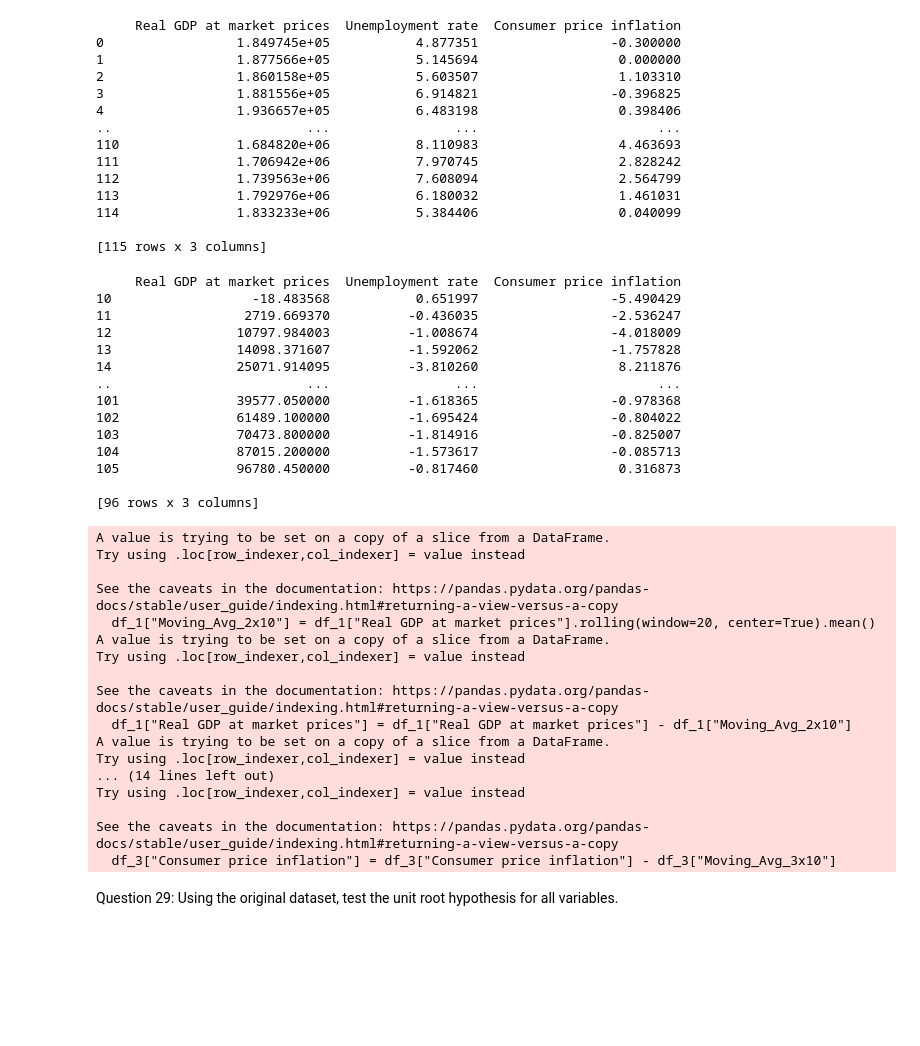
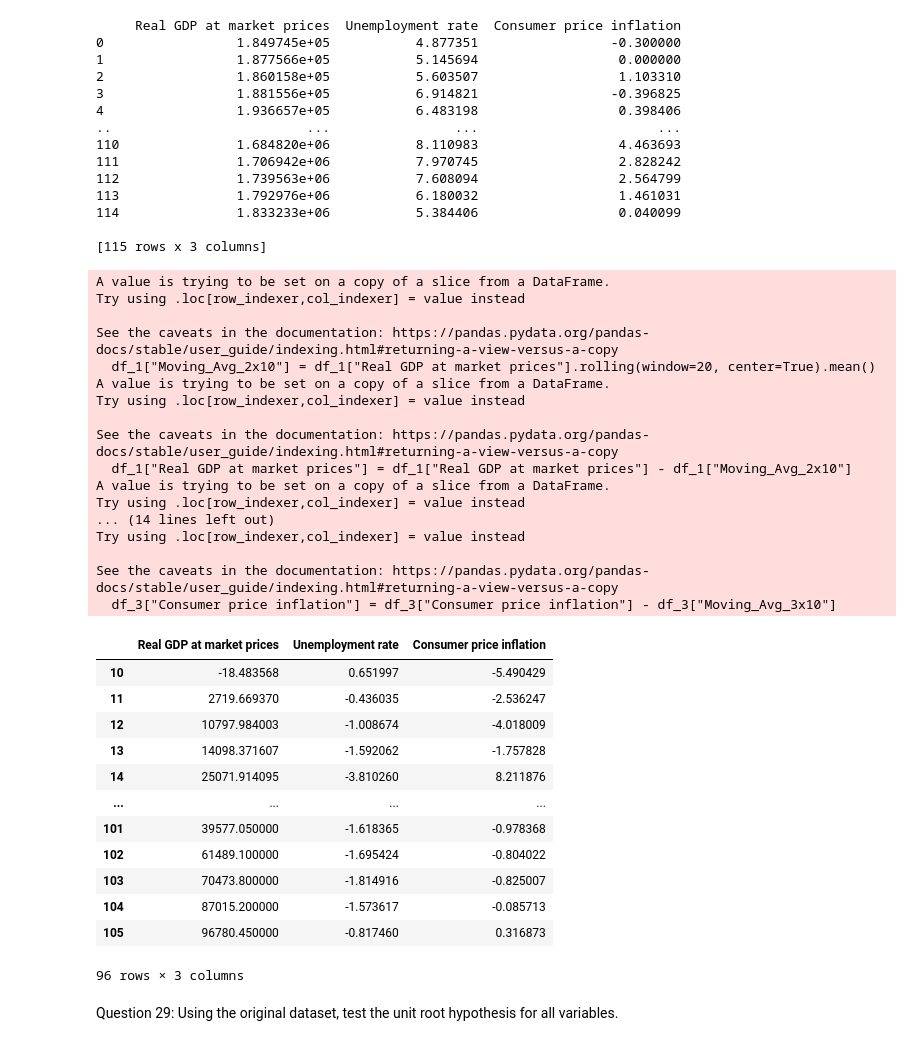
Before and after one commit to guik1010/Econometrics-Project, a Jupyter notebook: Part3.ipynb, the cells around one changed output. Saved outputs shown, nothing was run; the diff lists cells and outputs as text; code cells hidden in the pictures; blank space fills up the shorter version.

```diff
--- a/Part3.ipynb
+++ b/Part3.ipynb
@@ -65,64 +65,63 @@ df_1["Real GDP at market prices"] = df_1["Real GDP at market prices"] - df_1["Mo
 df_1 = df_1.drop(columns = ["Moving_Avg_2x10"])
 
 df_1 = df_1[["Real GDP at market prices"]]
 
 
 df_2 = df[["Unemployment rate"]]
 
 df_2["Moving_Avg_2x10"] = df_2["Unemployment rate"].rolling(window=20, center=True).mean()
 
 df_2["Unemployment rate"] = df_2["Unemployment rate"] - df_2["Moving_Avg_2x10"]
 df_2 = df_2.drop(columns = ["Moving_Avg_2x10"])
 
 df_2 = df_2[["Unemployment rate"]]
 
 
 df_3 = df[["Consumer price inflation"]]
 
 df_3["Moving_Avg_3x10"] = df_3["Consumer price inflation"].rolling(window=20, center=True).mean()
 
 df_3["Consumer price inflation"] = df_3["Consumer price inflation"] - df_3["Moving_Avg_3x10"]
 df_3 = df_3.drop(columns = ["Moving_Avg_3x10"])
 
 df_3 = df_3[["Consumer price inflation"]]
 
 df_stationary = pd.concat([df_1, df_2, df_3], axis=1)
 
 df_stationary = df_stationary.dropna()  # Drop rows with NaN
 
-print(df_stationary)
+df_stationary
 # %% [output]
-     Real GDP at market prices  Unemployment rate  Consumer price inflation
-10                  -18.483568           0.651997                 -5.490429
-11                 2719.669370          -0.436035                 -2.536247
-12                10797.984003          -1.008674                 -4.018009
-13                14098.371607          -1.592062                 -1.757828
-14                25071.914095          -3.810260                  8.211876
-..                         ...                ...                       ...
-101               39577.050000          -1.618365                 -0.978368
-102               61489.100000          -1.695424                 -0.804022
-103               70473.800000          -1.814916                 -0.825007
-104               87015.200000          -1.573617                 -0.085713
-105               96780.450000          -0.817460                  0.316873
+A value is trying to be set on a copy of a slice from a DataFrame.
+Try using .loc[row_indexer,col_indexer] = value instead
 
-[96 rows x 3 columns]
+See the caveats in the documentation: https://pandas.pydata.org/pandas-docs/stable/user_guide/indexing.html#returning-a-view-versus-a-copy
+  df_1["Moving_Avg_2x10"] = df_1["Real GDP at market prices"].rolling(window=20, center=True).mean()
+A value is trying to be set on a copy of a slice from a DataFrame.
+Try using .loc[row_indexer,col_indexer] = value instead
+
+See the caveats in the documentation: https://pandas.pydata.org/pandas-docs/stable/user_guide/indexing.html#returning-a-view-versus-a-copy
+  df_1["Real GDP at market prices"] = df_1["Real GDP at market prices"] - df_1["Moving_Avg_2x10"]
+A value is trying to be set on a copy of a slice from a DataFrame.
+Try using .loc[row_indexer,col_indexer] = value instead
+... (14 lines left out)
+Try using .loc[row_indexer,col_indexer] = value instead
+
+See the caveats in the documentation: https://pandas.pydata.org/pandas-docs/stable/user_guide/indexing.html#returning-a-view-versus-a-copy
+  df_3["Consumer price inflation"] = df_3["Consumer price inflation"] - df_3["Moving_Avg_3x10"]
+|  | Real GDP at market prices | Unemployment rate | Consumer price inflation |
+| 10 | -18.483568 | 0.651997 | -5.490429 |
+| 11 | 2719.669370 | -0.436035 | -2.536247 |
+| 12 | 10797.984003 | -1.008674 | -4.018009 |
+| 13 | 14098.371607 | -1.592062 | -1.757828 |
+| 14 | 25071.914095 | -3.810260 | 8.211876 |
+| ... | ... | ... | ... |
+| 101 | 39577.050000 | -1.618365 | -0.978368 |
+| 102 | 61489.100000 | -1.695424 | -0.804022 |
+| 103 | 70473.800000 | -1.814916 | -0.825007 |
+| 104 | 87015.200000 | -1.573617 | -0.085713 |
+| 105 | 96780.450000 | -0.817460 | 0.316873 |
-A value is trying to be set on a copy of a slice from a DataFrame.
-Try using .loc[row_indexer,col_indexer] = value instead
-
-See the caveats in the documentation: https://pandas.pydata.org/pandas-docs/stable/user_guide/indexing.html#returning-a-view-versus-a-copy
-  df_1["Moving_Avg_2x10"] = df_1["Real GDP at market prices"].rolling(window=20, center=True).mean()
-A value is trying to be set on a copy of a slice from a DataFrame.
-Try using .loc[row_indexer,col_indexer] = value instead
-
-See the caveats in the documentation: https://pandas.pydata.org/pandas-docs/stable/user_guide/indexing.html#returning-a-view-versus-a-copy
-  df_1["Real GDP at market prices"] = df_1["Real GDP at market prices"] - df_1["Moving_Avg_2x10"]
-A value is trying to be set on a copy of a slice from a DataFrame.
-Try using .loc[row_indexer,col_indexer] = value instead
-... (14 lines left out)
-Try using .loc[row_indexer,col_indexer] = value instead
-
-See the caveats in the documentation: https://pandas.pydata.org/pandas-docs/stable/user_guide/indexing.html#returning-a-view-versus-a-copy
-  df_3["Consumer price inflation"] = df_3["Consumer price inflation"] - df_3["Moving_Avg_3x10"]
+96 rows × 3 columns
 # %% [markdown]
 Question 29: Using the original dataset, test the unit root hypothesis for all variables.
 # %%
```
Also changed, not shown: parts of 4 cells of this notebook, 1 other file.
